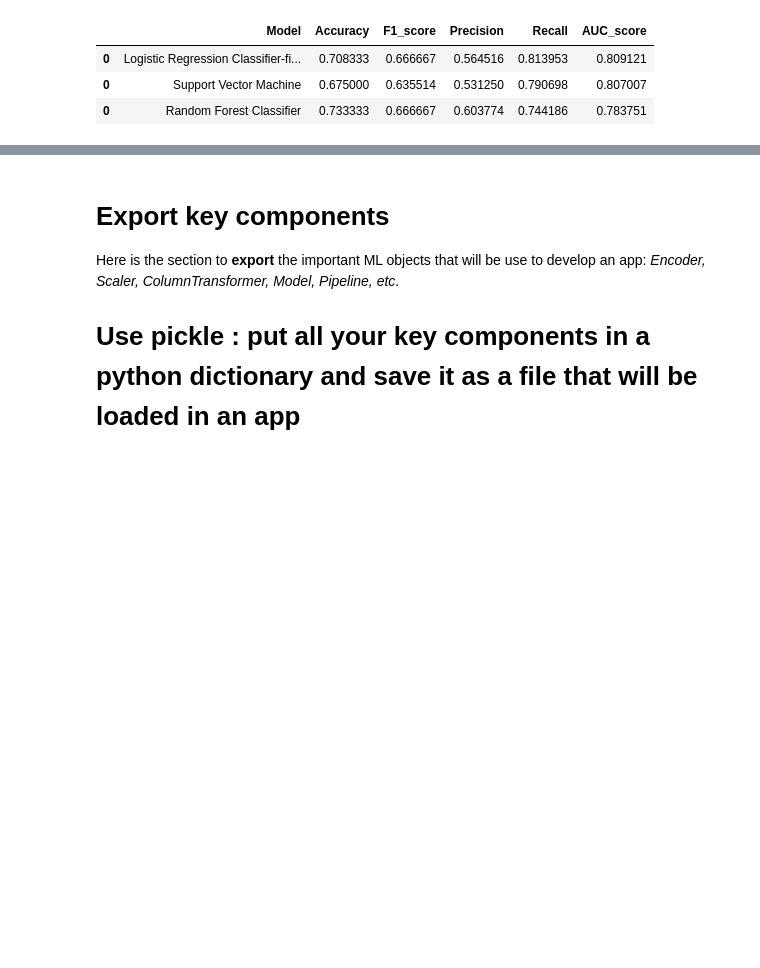
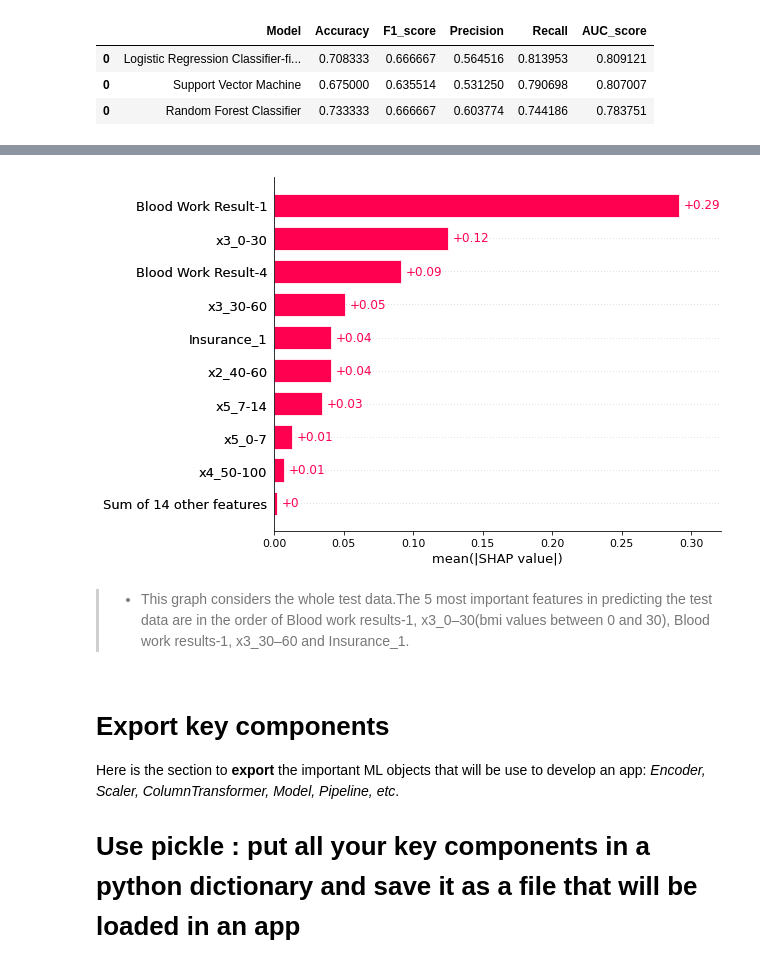
Before and after one commit to Bright136/Embedding-a-Machine-Learning-Model-into-a-Web-Application, a Jupyter notebook: dev/notebooks/Sepssis_prediction_with_ml.ipynb, the cells around one changed output, grey strips where cells are left out. Drawn from its saved outputs; the diff is of its cells as text; code cells hidden in the pictures; blank space fills up the shorter version.

```diff
--- a/dev/notebooks/Sepssis_prediction_with_ml.ipynb
+++ b/dev/notebooks/Sepssis_prediction_with_ml.ipynb
@@ -1552,3 +1572,10 @@ features_explainer(3, type='waterfall')
+# %%
+# Let's plot the featureof importance for the logistic regression model
+shap.plots.bar(shap_values)
+# %% [output]
+[figure, added]
+# %% [markdown]
+>- This graph considers the whole test data.The 5 most important features in predicting the test data are in the order of Blood work results-1, x3_0–30(bmi values between 0 and 30), Blood work results-1, x3_30–60 and Insurance_1.
 # %% [markdown]
 # Export key components
 Here is the section to **export** the important ML objects that will be use to develop an app: *Encoder, Scaler, ColumnTransformer, Model, Pipeline, etc*.
```
Also changed, not shown: parts of 39 cells of this notebook.
